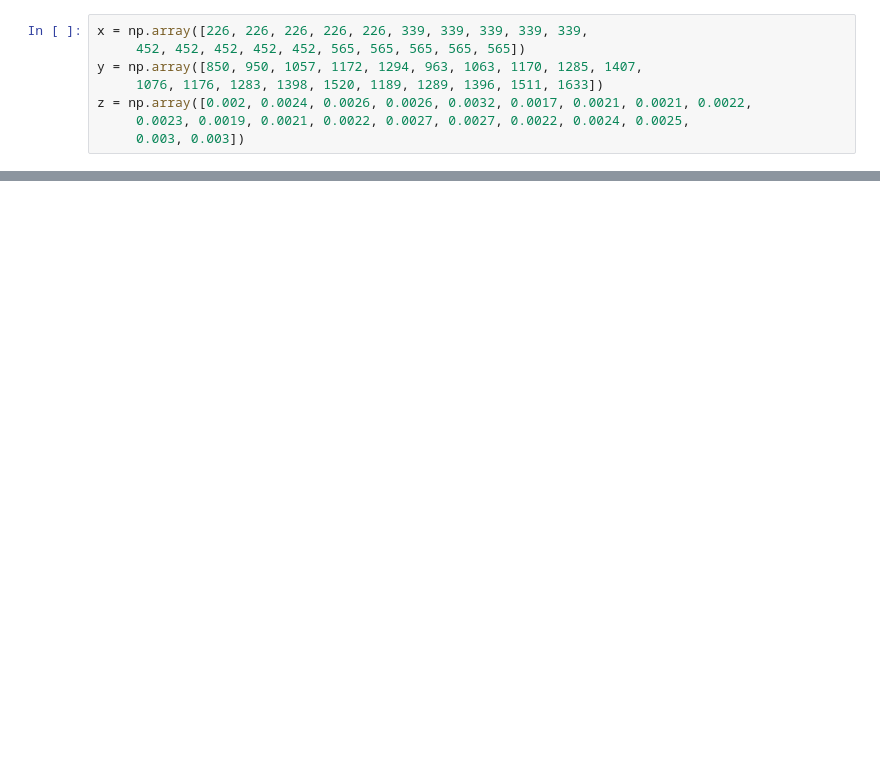
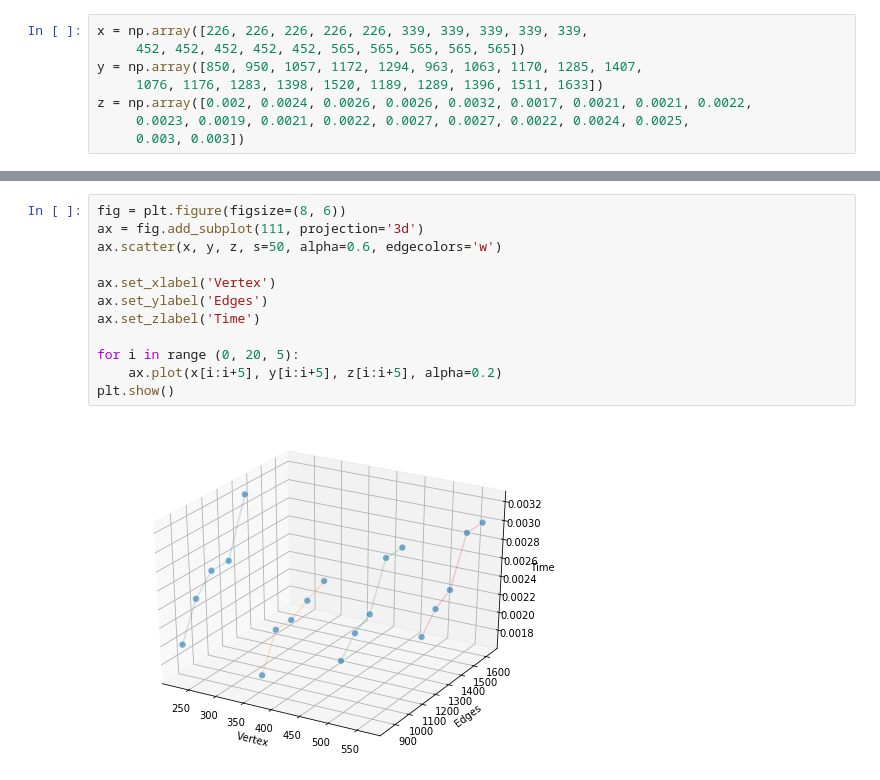
Before and after one commit to sergere15/cut_points, a Jupyter notebook: graphic_for_algo.ipynb, the cells around one changed output, grey strips where cells are left out. Drawn from its saved outputs; the diff is of its cells as text; blank space fills up the shorter version.

Commit message:
More graphics

```diff
--- a/graphic_for_algo.ipynb
+++ b/graphic_for_algo.ipynb
@@ -26,0 +25,14 @@ ValueError: Unknown projection '3d'
+# %%
+fig = plt.figure(figsize=(8, 6))
+ax = fig.add_subplot(111, projection='3d')
+ax.scatter(x, y, z, s=50, alpha=0.6, edgecolors='w')
+
+ax.set_xlabel('Vertex')
+ax.set_ylabel('Edges')
+ax.set_zlabel('Time')
+
+for i in range (0, 20, 5):
+    ax.plot(x[i:i+5], y[i:i+5], z[i:i+5], alpha=0.2)
+plt.show()
+# %% [output]
+[figure, added]
```
Also changed, not shown: parts of 6 cells of this notebook.
